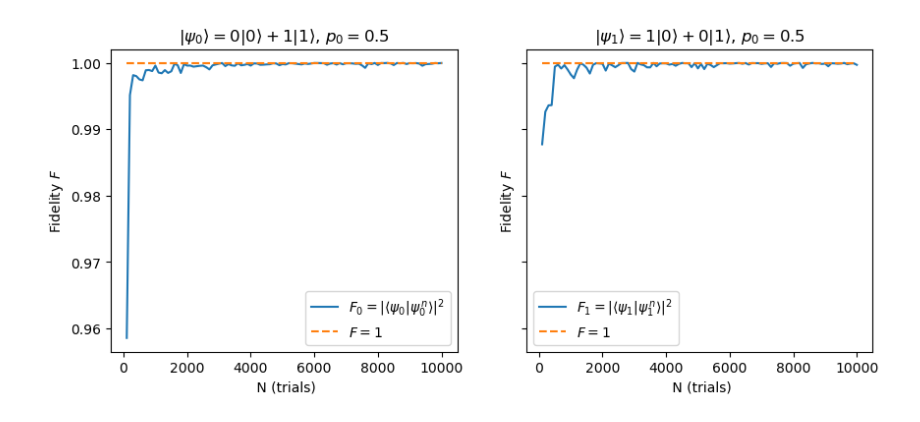
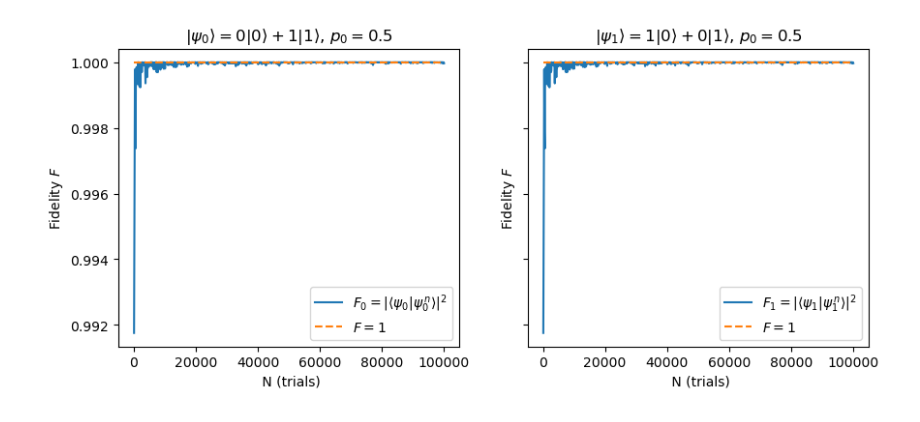
Before and after one commit to ofeypolv/povm, a Jupyter notebook: Pair_Discrimination_main.ipynb, the cells around one changed output. Drawn from its saved outputs; the diff is of its cells as text; code cells hidden in the pictures.

```diff
--- a/Pair_Discrimination_main.ipynb
+++ b/Pair_Discrimination_main.ipynb
@@ -82,12 +83,12 @@ def experiment_rho(N, coeff, priors, POVM_elts, M_inv):
     return error
 # %%
 
-coeff = [0,1,1/(2**.5),1/(2**.5)] #1/(2**.5)
+coeff = [1/(2**.5),1/(2**.5),1/(2**.5),1/(2**.5)] #1/(2**.5)
 priors = [.5,.5]
-trials = [1000*(i+1) for i in range(100)]
+trials = [1000*(i+1) for i in range(1000)]
 
 sqrtN  = [2.6/(i**.5) for i in trials]     # ideal square root shape with a constant multiplied for scaling
-errors = [experiment_rho(i,coeff,priors,POVM_elts, M_inv) for i in trials]
+errors = [experiment_rho(i,coeff,priors,POVM_elts, M_inv) for i in tqdm(trials)]
 
 plt.plot(trials, errors, label=r'$\Delta \rho $')
 plt.plot(trials ,sqrtN, "--", label=r'$\frac{1}{\sqrt{N}}$')
@@ -181,27 +306,66 @@ def experiment_fid(N, coeff, priors, POVM_elts, M_inv):
 # %%
-coeff = [0,1,1,0] #1/(2**.5)
+coeff = [0,1,1,0]
 priors = [.5,.5]
-trials = [100*(i+1) for i in range(100)]
+trials = [100*(i+1) for i in range(1000)]
+#trials = [10000,100000]
+
+initial_states = Creating_states(Abstract=False, coeff = coeff)     # Creating the two states with these coefficients
+psi0 = initial_states[0]
+psi1 = initial_states[1]
+scalar = abs(np.vdot(psi0,psi1))
+print(f'overlap = {scalar}')
 
 
 pfid  = [1 for i in trials]    # perfect fidelity of 1
-output = [experiment_fid(i,coeff,priors,POVM_elts, M_inv) for i in trials]
-outputt = list(map(list, zip(*output))) # transpose of output
-fig, (ax1, ax2) = plt.subplots(1,2, figsize=(10,4), sharey=True)
+output_f = [experiment_fid(i,coeff,priors,POVM_elts, M_inv, 0.1)[0] for i in tqdm(trials)]
+output_x = [experiment_fid(i,coeff,priors,POVM_elts, M_inv, 0.1)[1] for i in tqdm(trials)]
+output_c = [experiment_fid(i,coeff,priors,POVM_elts, M_inv, 0.1)[2] for i in tqdm(trials)]
+outputf = list(map(list, zip(*output_f))) # transpose of output_f
+outputx = list(map(list, zip(*output_x))) # transpose of output_x
+outputc = list(map(list, zip(*output_c))) # transpose of output_c
 
-ax1.plot(trials, outputt[0], label=r'$F_0=|\langle \psi_0|\psi_0^{\,n}\rangle|^2$')
-ax1.plot(trials , pfid, "--", label=r'$F=1$')
-ax1.set_xlabel(' N (trials)')
-ax1.set_ylabel(r'Fidelity $F$')
-ax1.set_title(r'$|\psi_0\rangle ={}|0\rangle+{}|1\rangle $, $p_0={}$'.format(round(coeff[0],1), round(coeff[1],1), priors[0]))
-ax1.legend(loc='best')
 
-ax2.plot(trials, outputt[1], label=r'$F_1=|\langle \psi_1|\psi_1^{\,n}\rangle|^2$')
-ax2.plot(trials , pfid, "--", label=r'$F=1$')
-ax2.set_xlabel(' N (trials)')
-ax2.set_ylabel(r'Fidelity $F$')
-ax2.set_title(r'$|\psi_1\rangle ={}|0\rangle+{}|1\rangle $, $p_0={}$'.format(round(coeff[2],1), round(coeff[3],1), priors[1]))
-ax2.legend(loc='best')
+fig_a, (ax1a, ax2a) = plt.subplots(1,2, figsize=(10,4), sharey=True)
+
+ax1a.plot(trials, outputf[0], label=r'$F_0=|\langle \psi_0|\psi_0^{\,n}\rangle|^2$')
+ax1a.plot(trials , pfid, "--", label=r'$F=1$')
+ax1a.set_xlabel(' N (trials)')
+ax1a.set_ylabel(r'Fidelity $F$')
+ax1a.set_title(r'$|\psi_0\rangle ={}|0\rangle+{}|1\rangle $, $p_0={}$'.format(round(coeff[0],1), round(coeff[1],1), priors[0]))
+ax1a.legend(loc='best')
+
+ax2a.plot(trials, outputf[1], label=r'$F_1=|\langle \psi_1|\psi_1^{\,n}\rangle|^2$')
+ax2a.plot(trials , pfid, "--", label=r'$F=1$')
+ax2a.set_xlabel(' N (trials)')
+ax2a.set_ylabel(r'Fidelity $F$')
+ax2a.set_title(r'$|\psi_1\rangle ={}|0\rangle+{}|1\rangle $, $p_0={}$'.format(round(coeff[2],1), round(coeff[3],1), priors[1]))
+ax2a.legend(loc='best')
+
+fig_b, (ax1b, ax2b) = plt.subplots(1,2, figsize=(10,4), sharey=True)
+
+ax1b.plot(trials, outputx[0], label=r'$|\langle \xi|\psi_0\rangle\rangle|^2$')
+#ax1b.plot(trials , pfid, "--", label=r'$F=1$')
+ax1b.set_xlabel(' N (trials)')
+ax1b.set_ylabel(r'$|\langle \xi|\psi_0\rangle\rangle|^2$')
+ax1b.set_title(r'$|\psi_0\rangle ={}|0\rangle+{}|1\rangle $, $p_0={}$'.format(round(coeff[0],1), round(coeff[1],1), priors[0]))
+#ax1b.legend(loc='best')
+
+ax2b.plot(trials, outputx[1], label=r'$|\langle \xi|\psi_1\rangle\rangle|^2$')
+#ax2b.plot(trials , pfid, "--", label=r'$F=1$')
+ax2b.set_xlabel(' N (trials)')
+ax2b.set_ylabel(r'$|\langle \xi|\psi_1\rangle\rangle|^2$')
+ax2b.set_title(r'$|\psi_1\rangle ={}|0\rangle+{}|1\rangle $, $p_0={}$'.format(round(coeff[2],1), round(coeff[3],1), priors[1]))
+#ax2b.legend(loc='best')
+
+fig, ax = plt.subplots(figsize=(10,4))
+ax.plot(trials, outputc[0], label=r'$c_{00}$')
+ax.plot(trials, outputc[1], label=r'$c_{01}$')
+ax.plot(trials, outputc[2], label=r'$c_{11}$')
+
+ax.set_xlabel(' N (trials)')
+ax.set_ylabel(r'$\xi$')
+#ax.set_title(r'$|\psi_1\rangle ={}|0\rangle+{}|1\rangle $, $p_0={}$'.format(round(coeff[2],1), round(coeff[3],1), priors[1]))
+ax.legend(loc='best')
 
 plt.show()
 # %% [output]
@@ -208 +373 @@ plt.show()
-[figure, old version]
+[figure, new version]
```
Also changed, not shown: parts of 10 cells of this notebook.
